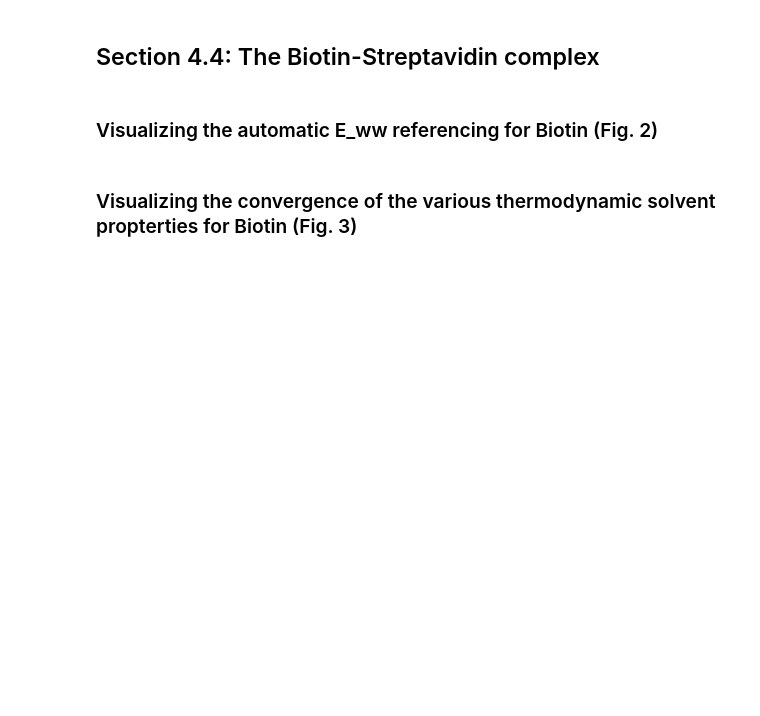
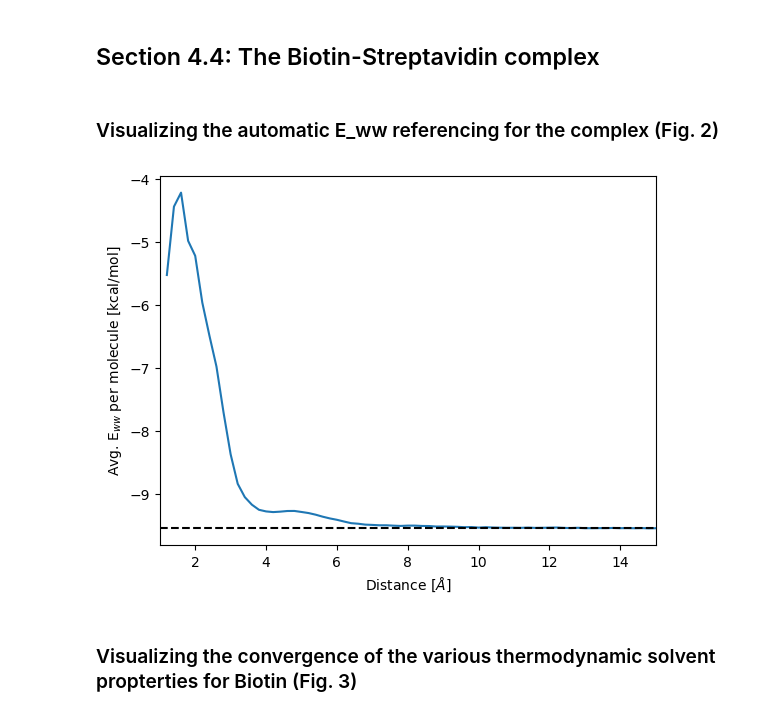
Before and after one commit to liedllab/gist-tutorial, a Jupyter notebook: code/tutorial-gist.ipynb, the cells around one changed output. Saved outputs shown, nothing was run; the diff lists cells and outputs as text; code cells hidden in the pictures; blank space fills up the shorter version.

```diff
--- a/code/tutorial-gist.ipynb
+++ b/code/tutorial-gist.ipynb
@@ -41,20 +90,23 @@ gist.save_dx('A_dens','A.dx')
 # %% [markdown]
 ## Section 4.4: The Biotin-Streptavidin complex
 # %% [markdown]
-### Visualizing the automatic E_ww referencing for Biotin (Fig. 2)
+### Visualizing the automatic E_ww referencing for the complex (Fig. 2)
 # %%
-# Load the Biotin GIST data without Eww set
-biotin = load_gist_file('biotin/gist/gist.dat', struct='biotin/gist/biotin-centered.pdb')
+# Load the Complex GIST data without setting the Eww reference
+compl = load_gist_file('complex/gist/gist.dat', struct='complex/gist/complex-centered.pdb')
 # Run an rdf calculation to show the unref. Eww
-bins, eww = biotin.rdf('Eww_unref_norm', bins=100, rmax=20.,normalize='norm')
+bins, eww = compl.rdf('Eww_unref_norm', bins=100, rmax=20.,normalize='norm')
+plt.plot(bins, eww)
 # Run the Eww autodetection
-eww_auto = biotin.detect_reference_value()
+eww_auto = compl.detect_reference_value()
 plt.axhline(eww_auto, color='k', linestyle='--')
 plt.gca().set(
-    xlabel='Distance [$\AA$]',
+    xlabel=r'Distance [$\AA$]',
     ylabel='Avg. E$_{ww}$ per molecule [kcal/mol]',
     xlim=(1, 15))
 plt.show()
+# %% [output]
+[figure, added]
 # %% [markdown]
 ### Visualizing the convergence of the various thermodynamic solvent propterties for Biotin (Fig. 3)
 # %%
```
Also changed, not shown: parts of 20 cells of this notebook.
